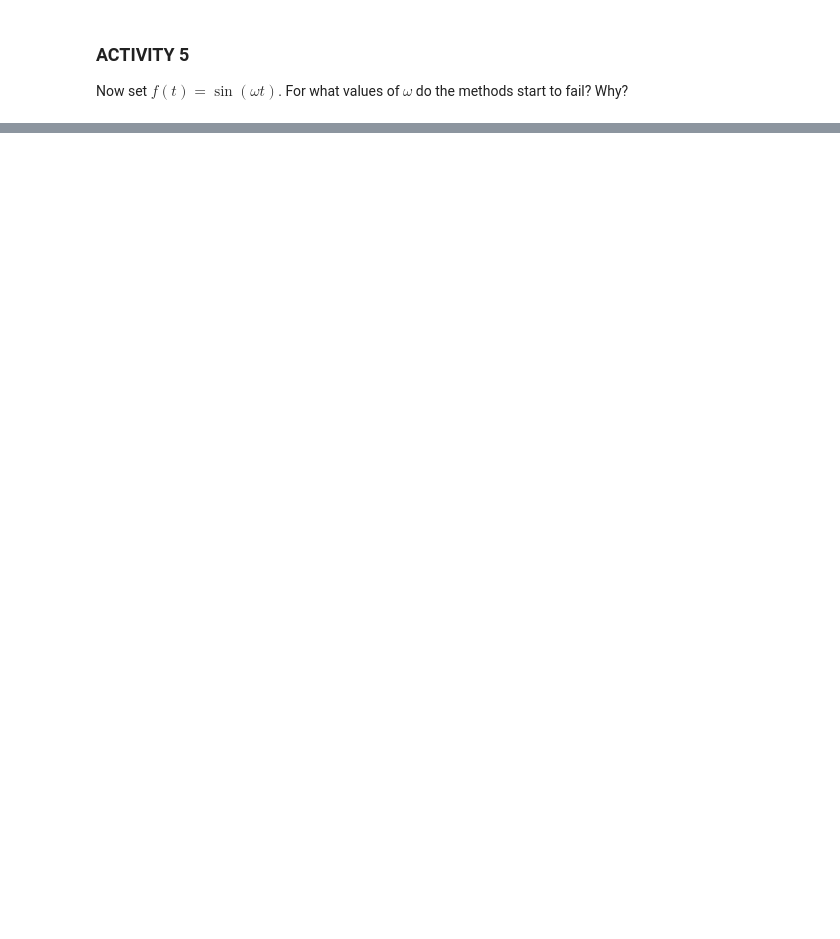
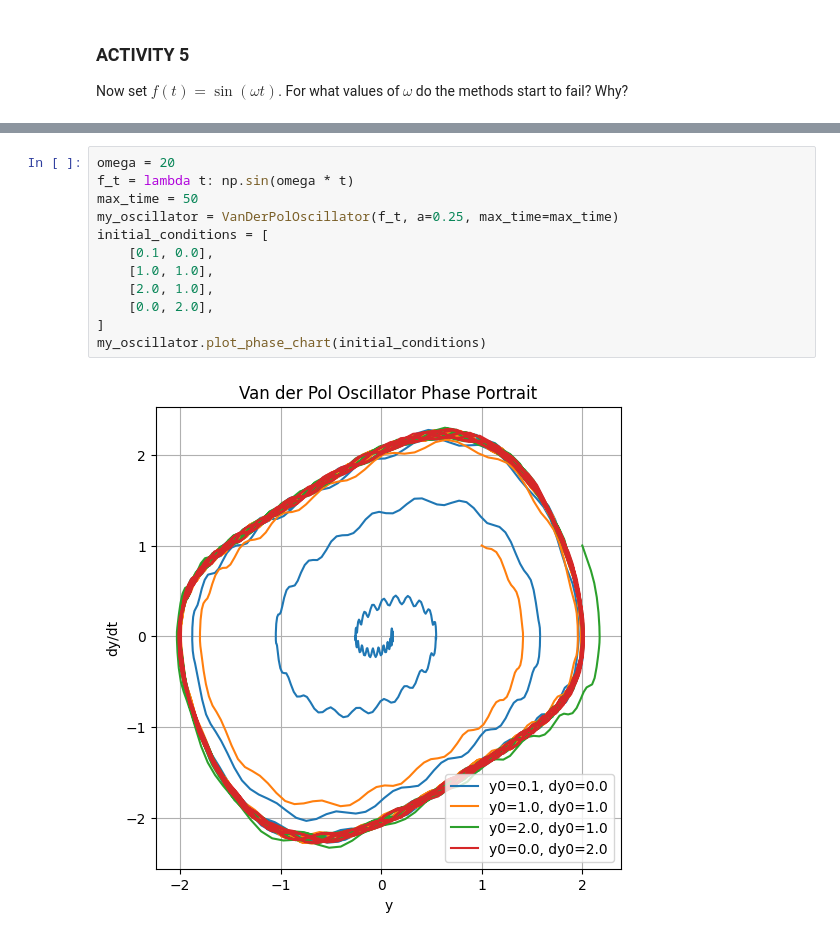
Before and after one commit to KAClough/TopicsInSciComp, a Jupyter notebook: Notebooks/Week4_LabExercises.ipynb, the cells around one changed output, grey strips where cells are left out. Drawn from its saved outputs; the diff is of its cells as text; blank space fills up the shorter version.

```diff
--- a/Notebooks/Week4_LabExercises.ipynb
+++ b/Notebooks/Week4_LabExercises.ipynb
@@ -192,0 +369,14 @@ Now set $f(t) = \sin(\omega t)$. For what values of $\omega$ do the methods star
+# %%
+omega = 20
+f_t = lambda t: np.sin(omega * t)
+max_time = 50
+my_oscillator = VanDerPolOscillator(f_t, a=0.25, max_time=max_time)
+initial_conditions = [
+    [0.1, 0.0],
+    [1.0, 1.0],
+    [2.0, 1.0],
+    [0.0, 2.0],
+]
+my_oscillator.plot_phase_chart(initial_conditions)
+# %% [output]
+[figure, added]
```
Also changed, not shown: parts of 5 cells of this notebook.
